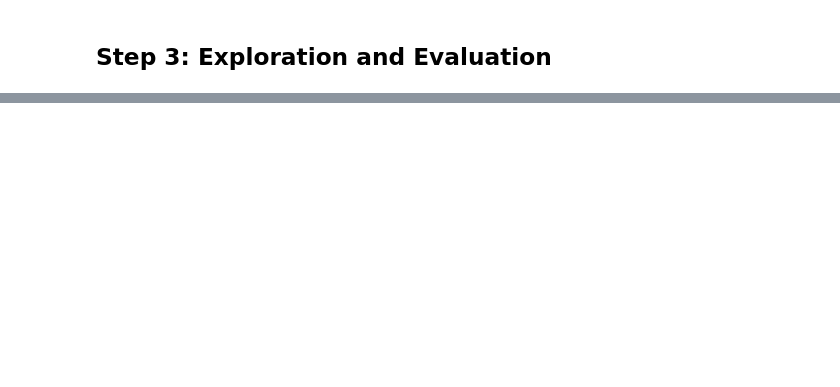
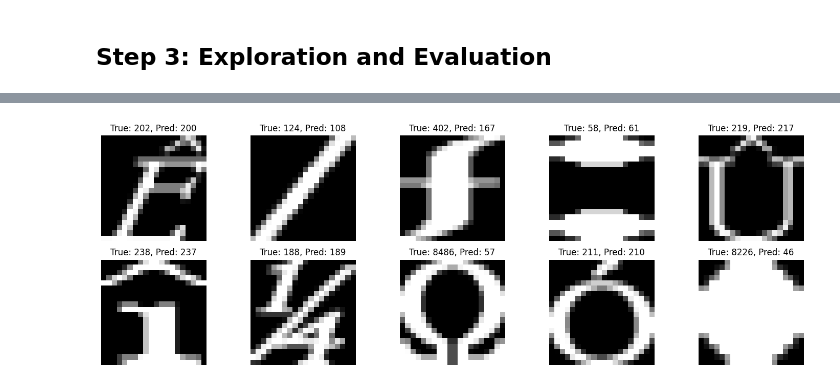
Before and after one commit to tailangc/MSD, a Jupyter notebook: CS6017/HW6/HW6.ipynb, the cells around one changed output, grey strips where cells are left out. Cells and saved outputs as stored; diff of their text form; code cells hidden in the pictures; blank space fills up the shorter version.

```diff
--- a/CS6017/HW6/HW6.ipynb
+++ b/CS6017/HW6/HW6.ipynb
@@ -188,0 +210,15 @@ Accuracy: 88.60%
+# %%
+#3. Test the accuracy of your network with character inputs from a DIFFERENT font set. How does it perform?
+
+# Load a different font's CSV file and preprocess
+df_font2 = pd.read_csv('VIN.csv')
+Xs2, Ys2, _, _ = transform_data(df_font2)  # Adjusted to match the number of return values
+
+# Prepare the new test data
+Xs2 = Xs2.reshape(-1, 1, 20, 20)  # Reshape for PyTorch
+dataset2 = TensorDataset(torch.tensor(Xs2, dtype=torch.float32), torch.tensor(Ys2, dtype=torch.long))
+test_loader2 = DataLoader(dataset2, batch_size=32, shuffle=False)
+
+# Test the model on the new font
+accuracy_on_font2 = test_model(advanced_model, test_loader2)
+print(f'Accuracy on second font dataset: {accuracy_on_font2:.4f}')
@@ -188,0 +270,46 @@ Accuracy: 88.60%
+# %%
+# 5. Take a look at some of the characters that have been misclassified. Do you notice any patterns? The network only produces the relative probabilities that the input is any of the possible characters.
+# Can you find examples where the network is unsure of the result?
+
+def identify_misclassifications(model, loader, label_map):
+    model.eval()
+    incorrect_images = []
+    true_labels = []
+    predicted_labels = []
+
+    with torch.no_grad():
+        for batch_images, batch_labels in loader:
+            outputs = model(batch_images)
+            _, predicted = torch.max(outputs, 1)
+            for idx in range(len(batch_labels)):
+                if predicted[idx] != batch_labels[idx]:
+                    incorrect_images.append(batch_images[idx])
+                    true_labels.append(batch_labels[idx])
+                    predicted_labels.append(predicted[idx])
+
+    return incorrect_images, true_labels, predicted_labels
+
+# Get misclassified images and labels
+misclassified_images, true_labels, predicted_labels = identify_misclassifications(improved_model, test_loader, index_to_label1)
+
+# Plot misclassified characters
+def display_misclassifications(images, labels, predictions, label_map, num_examples=10):
+    num_rows = 2
+    num_cols = num_examples // 2
+    fig, axarr = plt.subplots(num_rows, num_cols, figsize=(15, 5))
+
+    for i in range(num_examples):
+        row = i // num_cols
+        col = i % num_cols
+        ax = axarr[row, col]
+        ax.imshow(images[i].squeeze(), cmap='gray')
+        ax.set_title(f'True: {label_map[labels[i].item()]}, Pred: {label_map[predictions[i].item()]}')
+        ax.axis('off')
+
+    plt.tight_layout()
+    plt.show()
+
+# Display a sample of misclassified images
+display_misclassifications(misclassified_images, true_labels, predicted_labels, index_to_label1)
+# %% [output]
+[figure, added]
```
Also changed, not shown: parts of 10 cells of this notebook, 5 other files.
